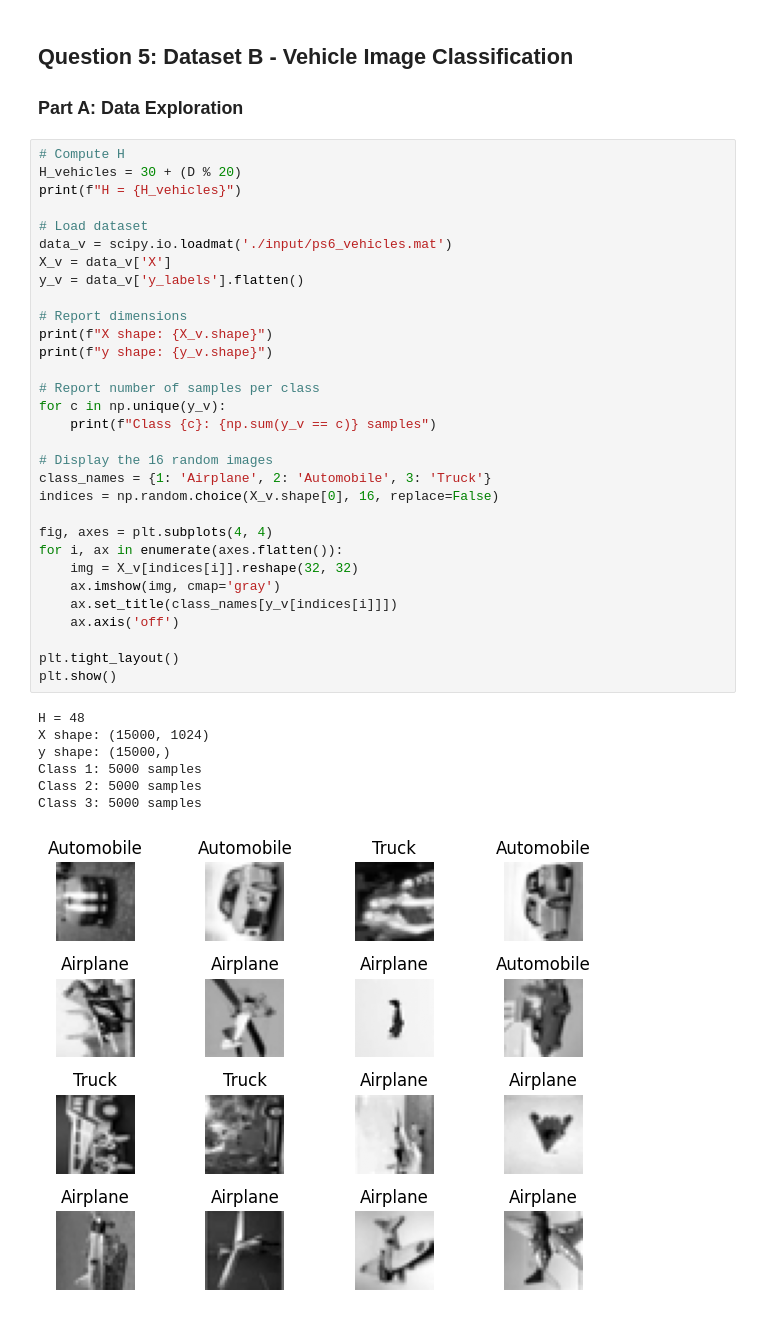
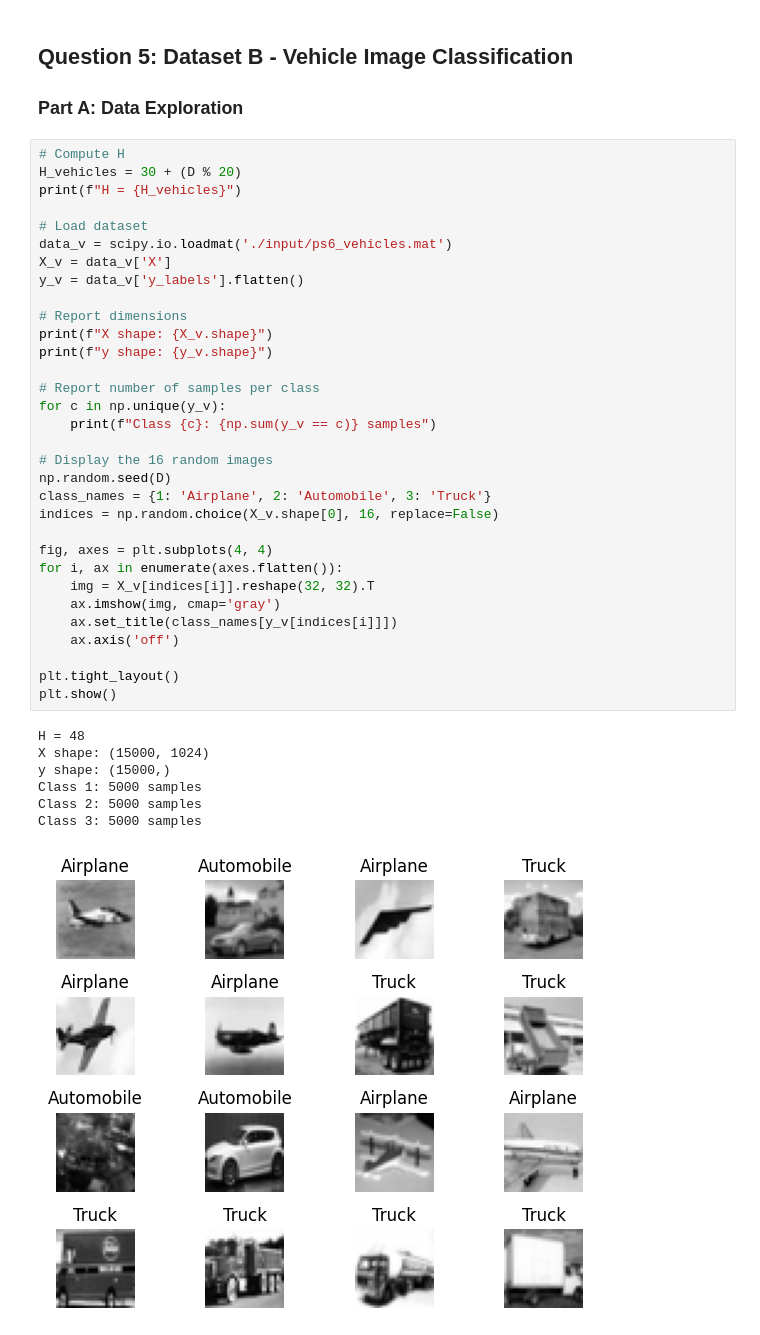
Before and after one commit to Aragya1642/1395_MachineLearning, a Jupyter notebook: ps6_python_Goyal_Aragya/ps6_Goyal_Aragya.ipynb, the cells around one changed output. Drawn from its saved outputs; the diff is of its cells as text.

```diff
--- a/ps6_python_Goyal_Aragya/ps6_Goyal_Aragya.ipynb
+++ b/ps6_python_Goyal_Aragya/ps6_Goyal_Aragya.ipynb
@@ -417,32 +418,33 @@ data_v = scipy.io.loadmat('./input/ps6_vehicles.mat')
 X_v = data_v['X']
 y_v = data_v['y_labels'].flatten()
 
 # Report dimensions
 print(f"X shape: {X_v.shape}")
 print(f"y shape: {y_v.shape}")
 
 # Report number of samples per class
 for c in np.unique(y_v):
     print(f"Class {c}: {np.sum(y_v == c)} samples")
 
 # Display the 16 random images
+np.random.seed(D)
 class_names = {1: 'Airplane', 2: 'Automobile', 3: 'Truck'}
 indices = np.random.choice(X_v.shape[0], 16, replace=False)
 
 fig, axes = plt.subplots(4, 4)
 for i, ax in enumerate(axes.flatten()):
-    img = X_v[indices[i]].reshape(32, 32)
+    img = X_v[indices[i]].reshape(32, 32).T
     ax.imshow(img, cmap='gray')
     ax.set_title(class_names[y_v[indices[i]]])
     ax.axis('off')
 
 plt.tight_layout()
 plt.show()
 # %% [output]
 H = 48
 X shape: (15000, 1024)
 y shape: (15000,)
 Class 1: 5000 samples
 Class 2: 5000 samples
 Class 3: 5000 samples
-[figure, old version]
+[figure, new version]
```
Also changed, not shown: parts of 9 cells of this notebook, 1 other file.
